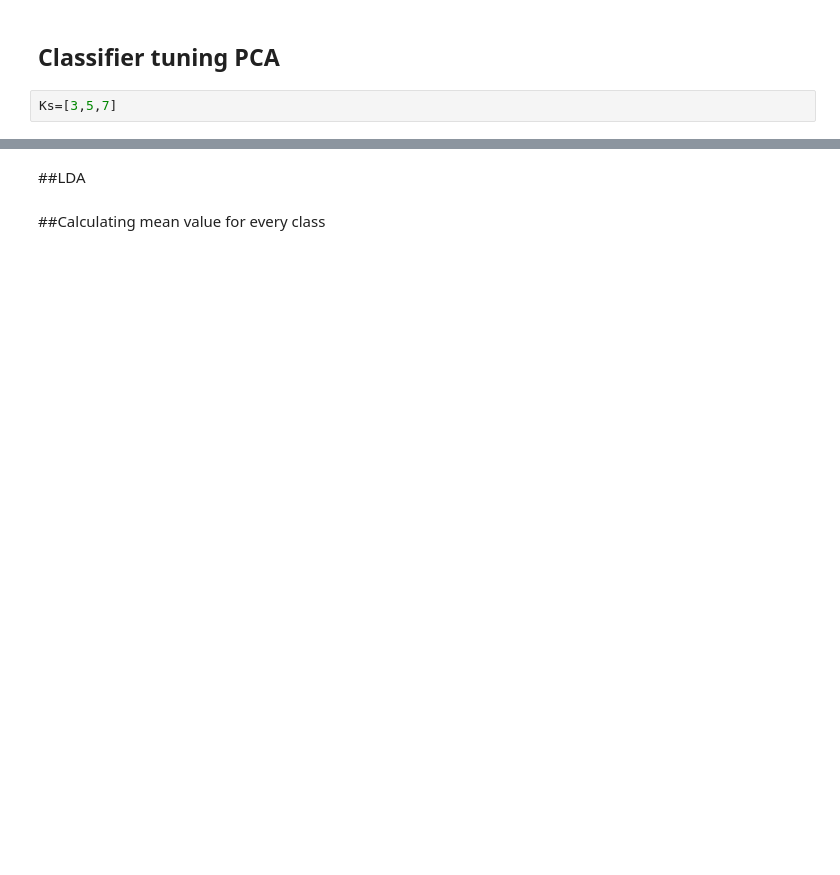
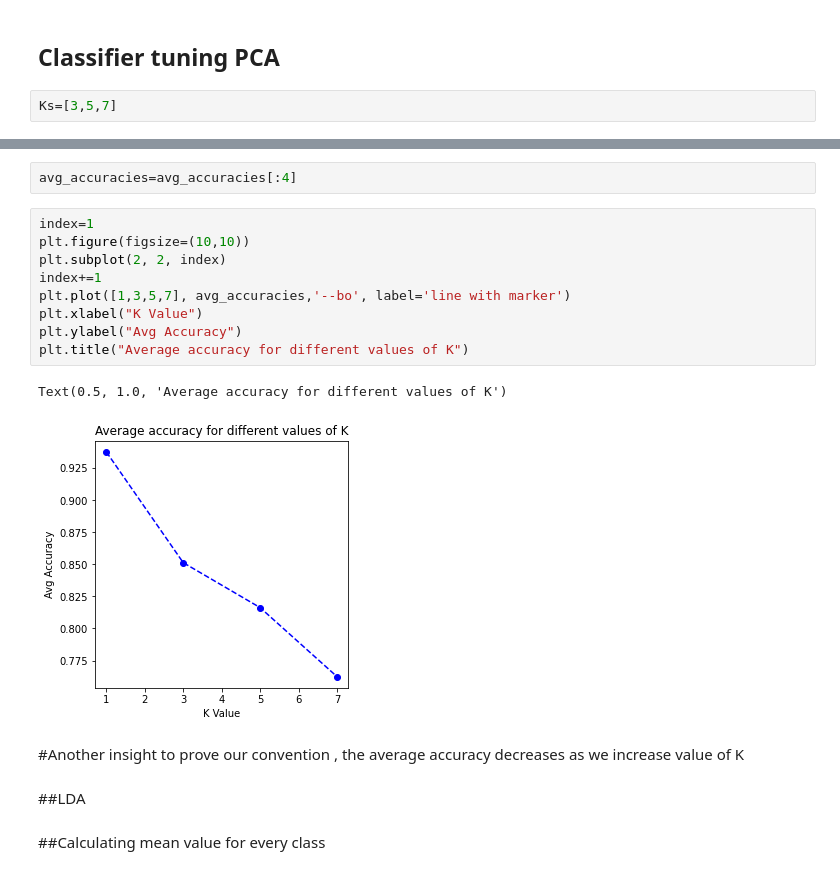
Before and after one commit to 74Mazen74/Face-Recognition, a Jupyter notebook: Assignment_1_PR.ipynb, the cells around one changed output, grey strips where cells are left out. Saved outputs shown, nothing was run; the diff lists cells and outputs as text; blank space fills up the shorter version.

```diff
--- a/Assignment_1_PR.ipynb
+++ b/Assignment_1_PR.ipynb
@@ -182,3 +253,19 @@ Convert one of the arguments to a NumPy array (eg 'ufunc(df1, np.asarray(df2)')
+# %%
+avg_accuracies=avg_accuracies[:4]
+# %%
+index=1
+plt.figure(figsize=(10,10))
+plt.subplot(2, 2, index)
+index+=1
+plt.plot([1,3,5,7], avg_accuracies,'--bo', label='line with marker')
+plt.xlabel("K Value")
+plt.ylabel("Avg Accuracy")
+plt.title("Average accuracy for different values of K")
+# %% [output]
+Text(0.5, 1.0, 'Average accuracy for different values of K')
+[figure, added]
+# %% [markdown]
+#Another insight to prove our convention , the average accuracy decreases as we increase value of K
 # %% [markdown]
 ##LDA
 # %% [markdown]
```
Also changed, not shown: parts of 41 cells of this notebook.
